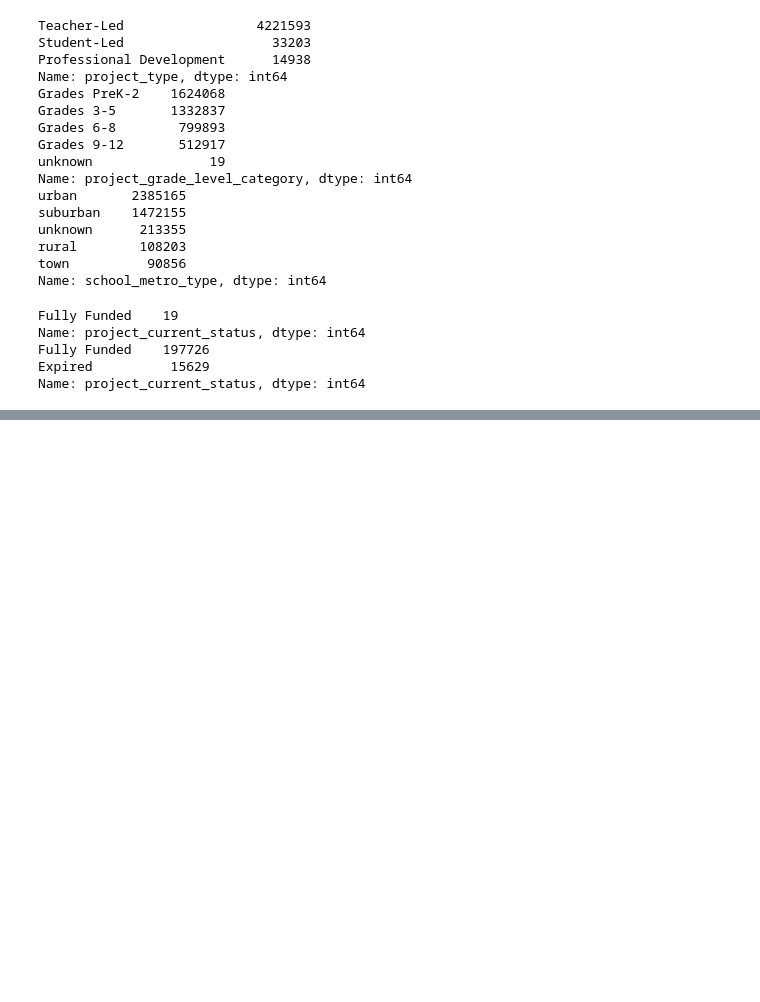
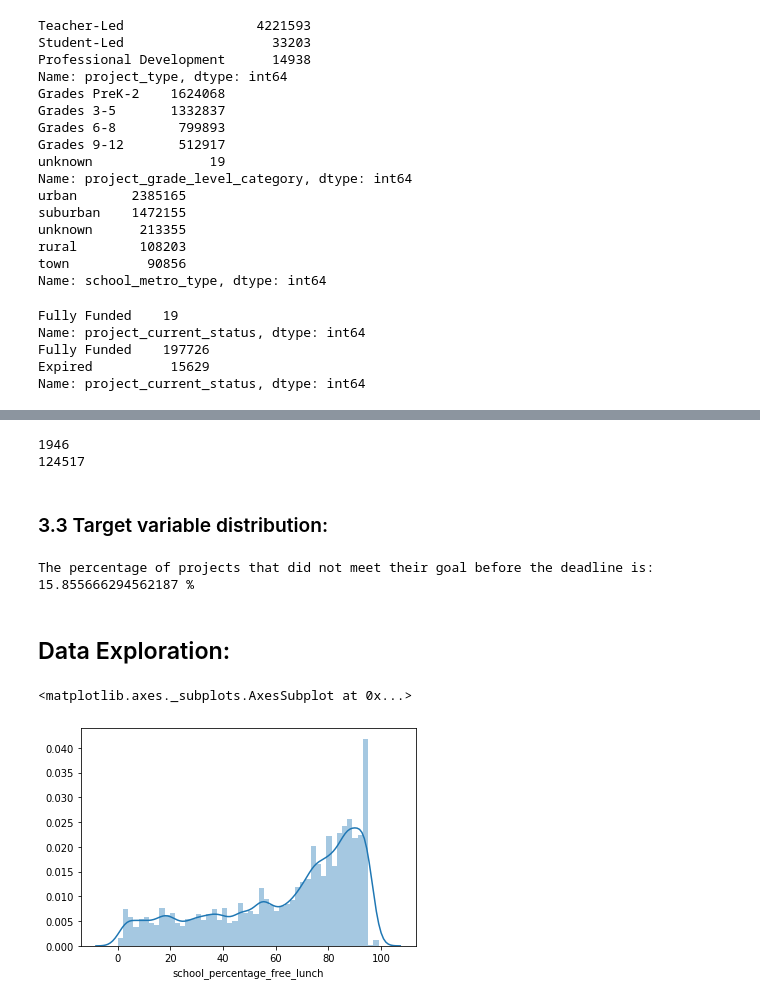
Before and after one commit to PMoquette/DonorsChoose-project, a Jupyter notebook: CA-projects-EDA.ipynb, the cells around one changed output, grey strips where cells are left out. Cells and saved outputs as stored; diff of their text form; code cells hidden in the pictures; blank space fills up the shorter version.

```diff
--- a/CA-projects-EDA.ipynb
+++ b/CA-projects-EDA.ipynb
@@ -616,0 +718,4 @@ ca_projects.head()
+# %%
+new_ca_projects['days_to_first_donation'] = new_ca_projects['donation_received_date'] - new_ca_projects['project_posted_date']
+# %%
+new_ca_projects['days_duration_campaign'] = new_ca_projects['project_expiration_date'] - new_ca_projects['project_posted_date']
@@ -616,0 +733,5 @@ ca_projects.head()
+# %%
+new_ca_projects['days_to_first_donation'] = new_ca_projects['days_to_first_donation'].dt.days.astype('int16')
+new_ca_projects['days_duration_campaign'] = new_ca_projects['days_duration_campaign'].dt.days.astype('int16')
+# %%
+new_ca_projects['month_project_posted'] = pd.DatetimeIndex(new_ca_projects['project_posted_date']).month
@@ -616,0 +745,23 @@ ca_projects.head()
+# %%
+print(len(new_ca_projects['project_posted_date'].unique()))
+print(new_ca_projects.shape[0]) #might be nice to plot amount of projects posted by date.
+# %% [output]
+1946
+124517
+# %% [markdown]
+### 3.3 Target variable distribution:
+# %%
+filtered1 = new_ca_projects.loc[new_ca_projects['project_status']==1]
+percentage_expired_projects = (len(filtered1)/len(new_ca_projects))*100
+print("The percentage of projects that did not meet their goal before the deadline is:", percentage_expired_projects,"%")
+# %% [output]
+The percentage of projects that did not meet their goal before the deadline is: 15.855666294562187 %
+# %% [markdown]
+## Data Exploration:
+# %%
+import seaborn as sns
+
+sns.distplot(new_ca_projects['school_percentage_free_lunch'])
+# %% [output]
+<matplotlib.axes._subplots.AxesSubplot at 0x...>
+[figure, added]
```
Also changed, not shown: parts of 39 cells of this notebook.
